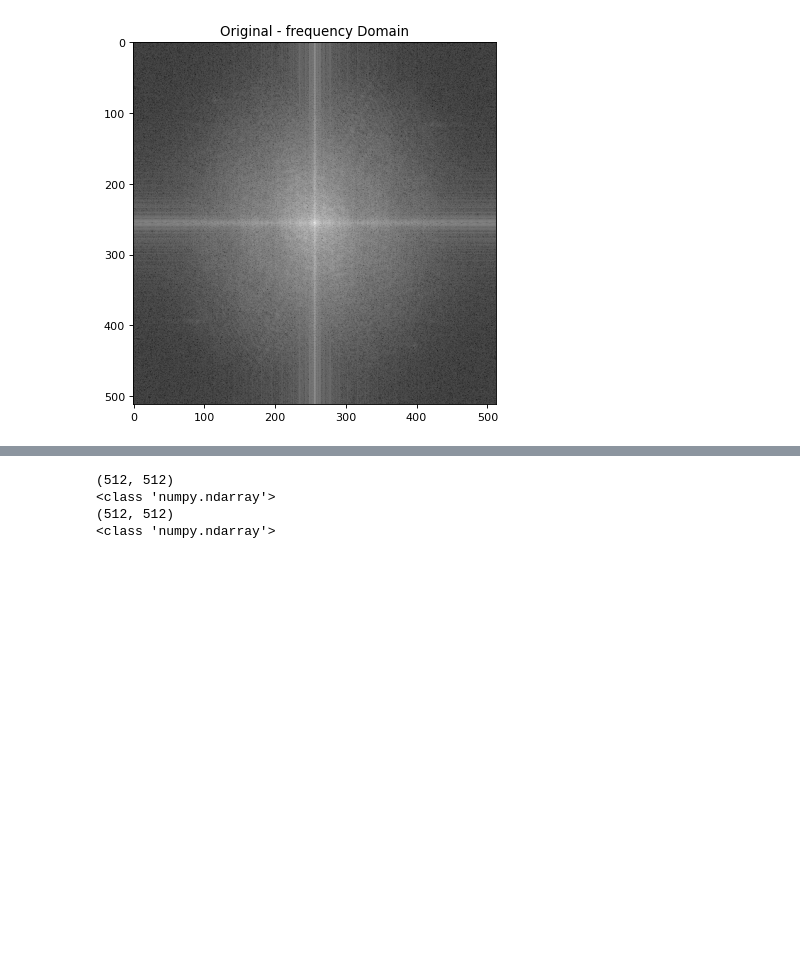
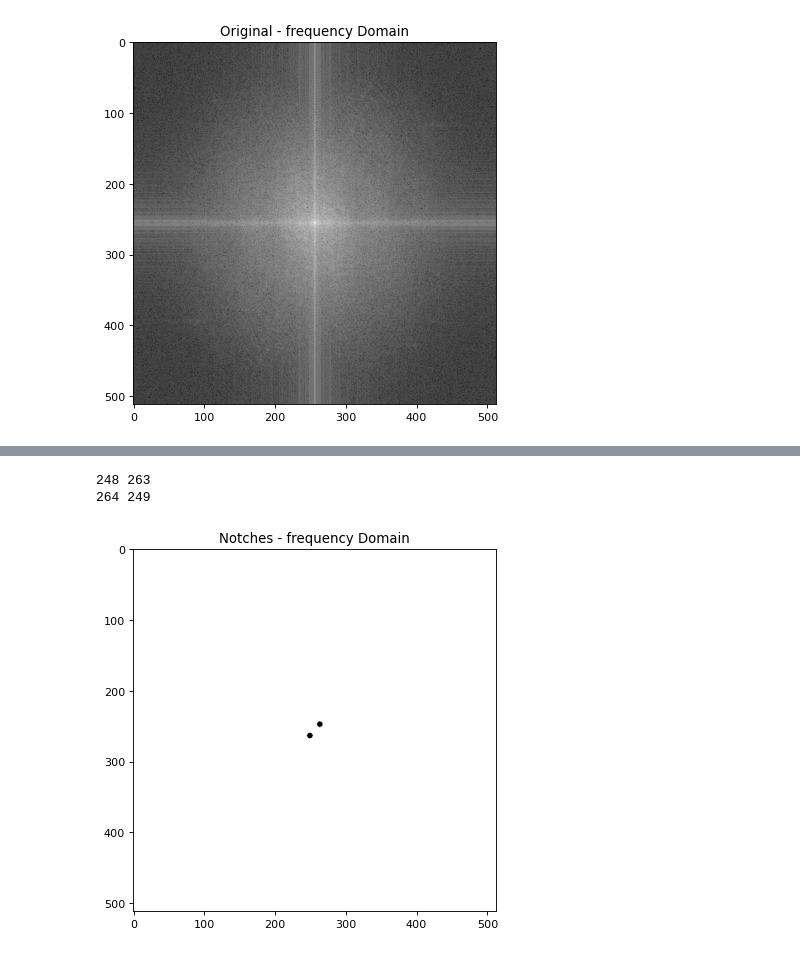
Before and after one commit to zachary-obrien/CSCE5225_P5, a Jupyter notebook: obrien_main.ipynb, the cells around one changed output, grey strips where cells are left out. Cells and saved outputs as stored; diff of their text form; code cells hidden in the pictures; blank space fills up the shorter version.

```diff
--- a/obrien_main.ipynb
+++ b/obrien_main.ipynb
@@ -83,11 +88,30 @@ plt.imshow(display_fft, cmap='gray');
 [figure]
-# %%
-print(noise1.shape)
-print(type(noise1))
-print(img_with_noise.shape)
-print(type(img_with_noise))
-# %% [output]
-(512, 512)
-<class 'numpy.ndarray'>
-(512, 512)
-<class 'numpy.ndarray'>
+# %%
+def distance(x1, y1, x2, y2):
+    return math.sqrt((x1 - x2) ** 2 + (y1 - y2) ** 2)
+
+def cut_notch(matrix, center_x, center_y, radius):
+    for y in range(matrix.shape[1]):
+        for x in range(matrix.shape[0]):
+            if distance(center_x, center_y, x, y) <= radius:
+                matrix[x,y] = 0
+    return matrix
+notches = np.ones((512, 512))
+
+x1, y1 = np.unravel_index(np.argmax(noise_fft, axis=None),
+                          noise_fft.shape)
+x2 = 256 + (256 - x1)
+y2 = 256 + (256 - y1)
+print(x1, y1)
+print(x2, y2)
+radius = 4
+notches = cut_notch(notches, x1, y1, radius)
+notches = cut_notch(notches, x2, y2, radius)
+
+plt.figure(num=None, figsize=(8, 6), dpi=80)
+plt.title("Notches - frequency Domain")
+plt.imshow(notches, cmap='gray');
+# %% [output]
+248 263
+264 249
+[figure, added]
```
Also changed, not shown: parts of 6 cells of this notebook.
